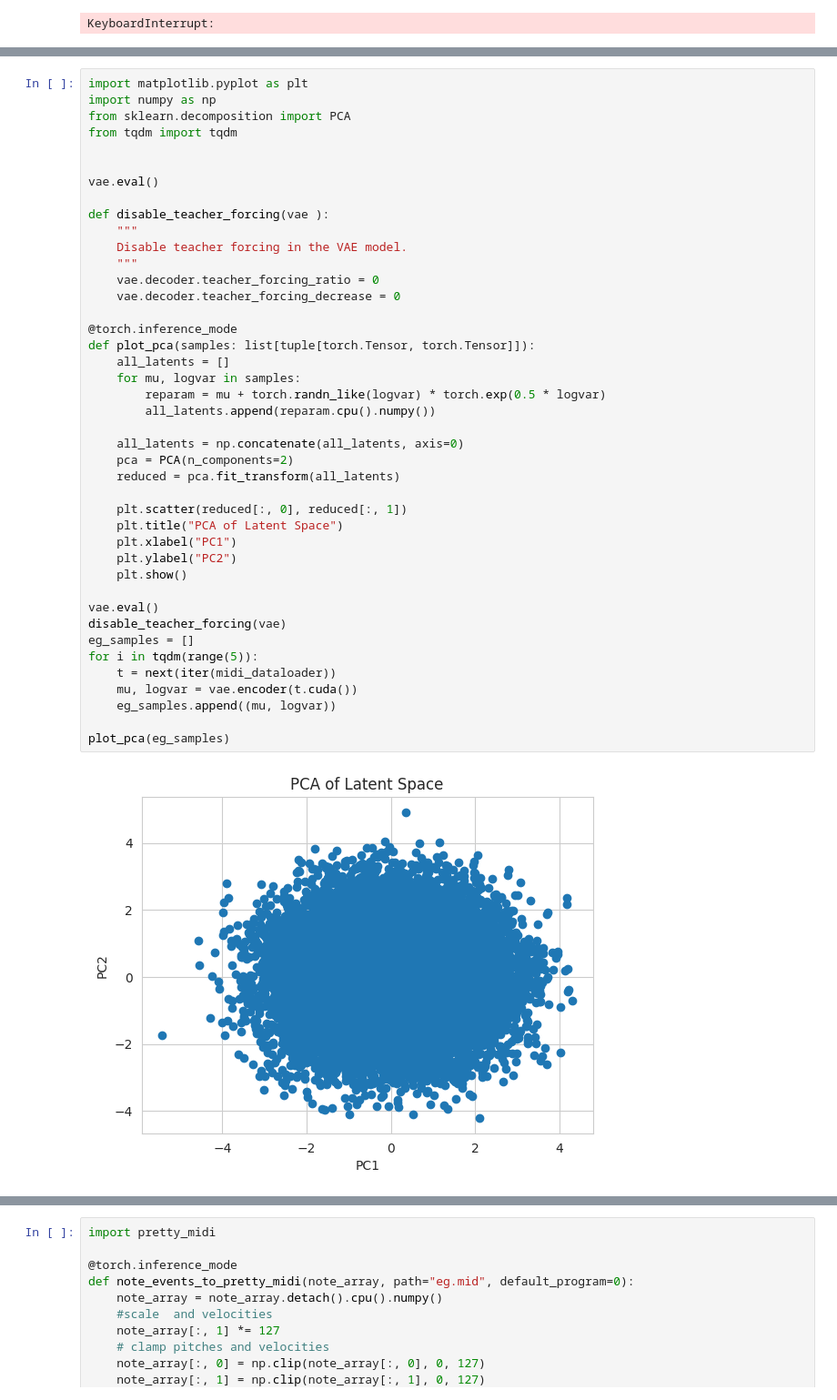
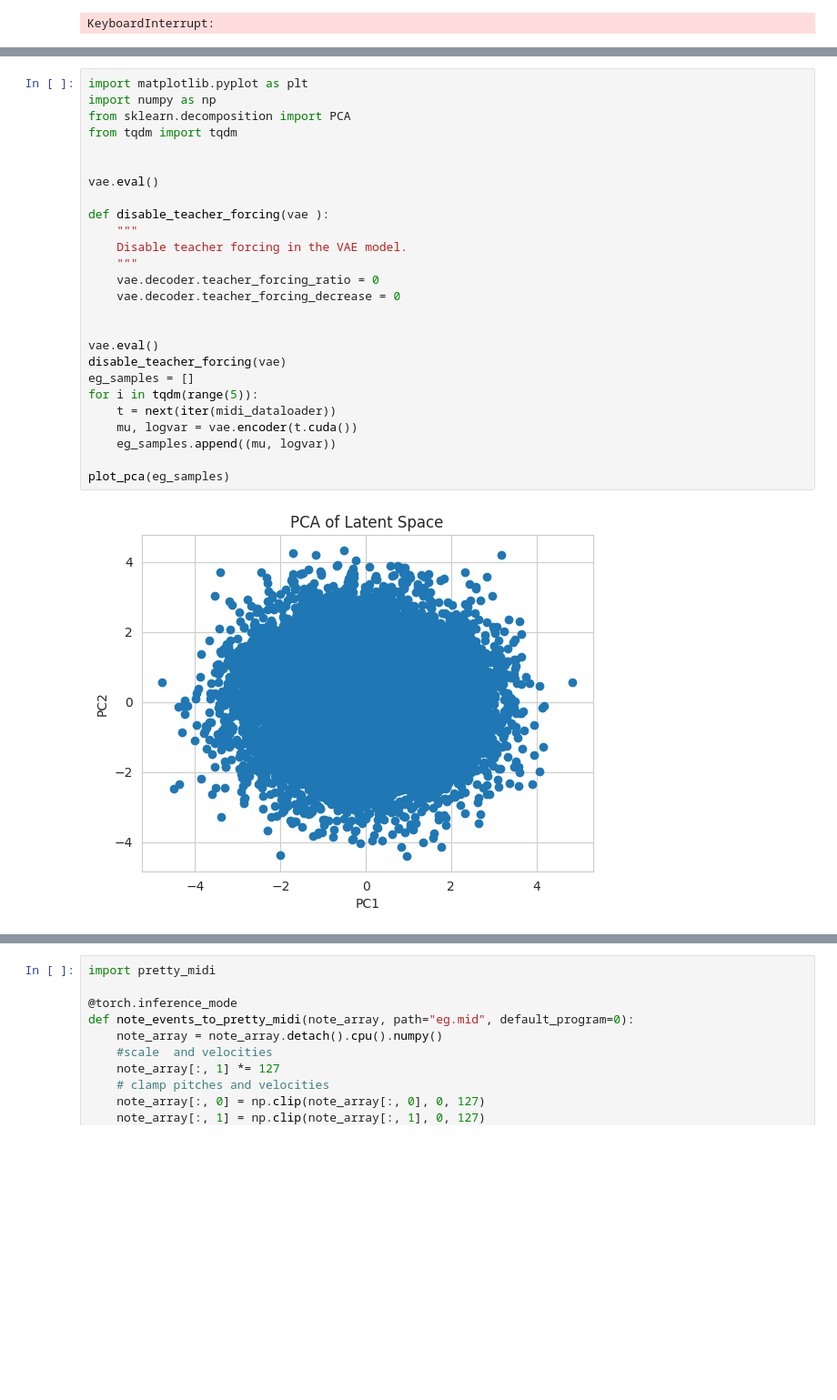
Before and after one commit to T04STER/MidiRepGen, a Jupyter notebook: tests_events.ipynb, the cells around one changed output, grey strips where cells are left out. Shown at 91% size. Cells and saved outputs as stored; diff of their text form; blank space fills up the shorter version.

```diff
--- a/tests_events.ipynb
+++ b/tests_events.ipynb
@@ -186,47 +184,31 @@ Model loaded from models/test/vae_8_BotB_beta_step0_01.pth
 # %%
 import matplotlib.pyplot as plt
 import numpy as np
 from sklearn.decomposition import PCA
 from tqdm import tqdm
 
 
 vae.eval()
 
 def disable_teacher_forcing(vae ):
     """
     Disable teacher forcing in the VAE model.
     """
     vae.decoder.teacher_forcing_ratio = 0
     vae.decoder.teacher_forcing_decrease = 0
 
-@torch.inference_mode
-def plot_pca(samples: list[tuple[torch.Tensor, torch.Tensor]]):
-    all_latents = []
-    for mu, logvar in samples:
-        reparam = mu + torch.randn_like(logvar) * torch.exp(0.5 * logvar)
-        all_latents.append(reparam.cpu().numpy())
-
-    all_latents = np.concatenate(all_latents, axis=0)
-    pca = PCA(n_components=2)
-    reduced = pca.fit_transform(all_latents)
-
-    plt.scatter(reduced[:, 0], reduced[:, 1])
-    plt.title("PCA of Latent Space")
-    plt.xlabel("PC1")
-    plt.ylabel("PC2")
-    plt.show()
 
 vae.eval()
 disable_teacher_forcing(vae)
 eg_samples = []
 for i in tqdm(range(5)):
     t = next(iter(midi_dataloader))
     mu, logvar = vae.encoder(t.cuda())
     eg_samples.append((mu, logvar))
 
 plot_pca(eg_samples)
 # %% [output]
-[figure, old version]
+[figure, new version]
 # %%
 import pretty_midi
 
```
Also changed, not shown: parts of 17 cells of this notebook, 18 other files.
